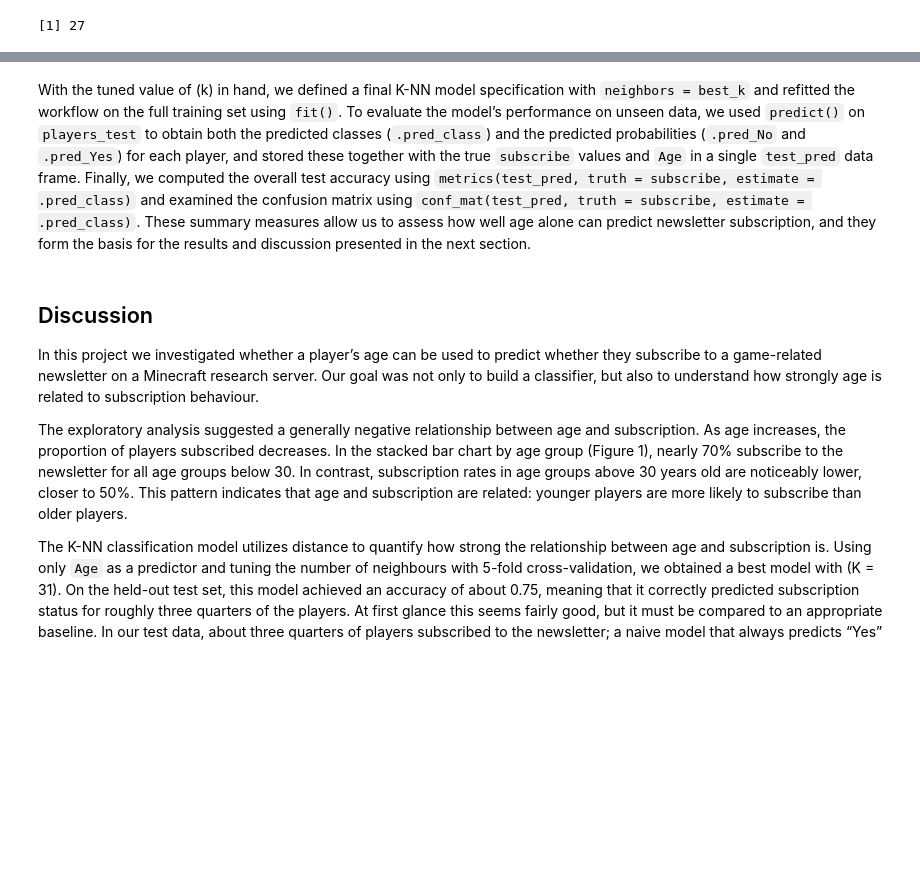
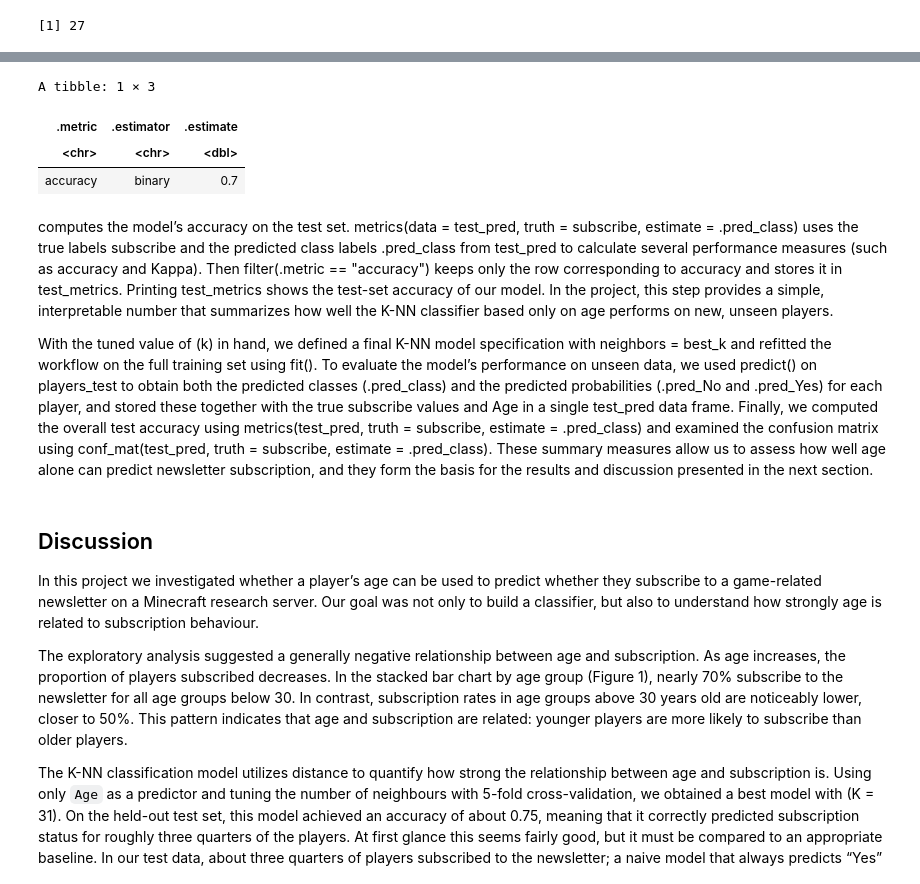
Before and after one commit to calentynes/dsci_group_project, a Jupyter notebook: group_project.ipynb, the cells around one changed output, grey strips where cells are left out. Drawn from its saved outputs; the diff is of its cells as text; code cells hidden in the pictures; blank space fills up the shorter version.

```diff
--- a/group_project.ipynb
+++ b/group_project.ipynb
@@ -212,15 +213,21 @@ baseline_metrics
 # %%
-accuracy_comparison <- tibble(
-  model = c("Baseline (majority class)", "K-NN with tuned k"),
-  accuracy = c(
-    baseline_metrics$`.estimate`,
-    test_metrics$`.estimate`
-  )
-)
+test_metrics <- metrics(
+  data    = test_pred,
+  truth   = subscribe,
+  estimate = .pred_class
+) |>
+  filter(.metric == "accuracy")
 
-accuracy_comparison
+test_metrics
+# %% [output]
+A tibble: 1 × 3
+| .metric | .estimator | .estimate |
+| <chr> | <chr> | <dbl> |
+| accuracy | binary | 0.7 |
 # %% [markdown]
-With the tuned value of \(k\) in hand, we defined a final K-NN model specification with `neighbors = best_k` and refitted the workflow on the full training set using `fit()`. To evaluate the model’s performance on unseen data, we used `predict()` on `players_test` to obtain both the predicted classes (`.pred_class`) and the predicted probabilities (`.pred_No` and `.pred_Yes`) for each player, and stored these together with the true `subscribe` values and `Age` in a single `test_pred` data frame. Finally, we computed the overall test accuracy using `metrics(test_pred, truth = subscribe, estimate = .pred_class)` and examined the confusion matrix using `conf_mat(test_pred, truth = subscribe, estimate = .pred_class)`. These summary measures allow us to assess how well age alone can predict newsletter subscription, and they form the basis for the results and discussion presented in the next section.
+computes the model’s accuracy on the test set. metrics(data = test_pred, truth = subscribe, estimate = .pred_class) uses the true labels subscribe and the predicted class labels .pred_class from test_pred to calculate several performance measures (such as accuracy and Kappa). Then filter(.metric == "accuracy") keeps only the row corresponding to accuracy and stores it in test_metrics. Printing test_metrics shows the test-set accuracy of our model. In the project, this step provides a simple, interpretable number that summarizes how well the K-NN classifier based only on age performs on new, unseen players.
+
+With the tuned value of (k) in hand, we defined a final K-NN model specification with neighbors = best_k and refitted the workflow on the full training set using fit(). To evaluate the model’s performance on unseen data, we used predict() on players_test to obtain both the predicted classes (.pred_class) and the predicted probabilities (.pred_No and .pred_Yes) for each player, and stored these together with the true subscribe values and Age in a single test_pred data frame. Finally, we computed the overall test accuracy using metrics(test_pred, truth = subscribe, estimate = .pred_class) and examined the confusion matrix using conf_mat(test_pred, truth = subscribe, estimate = .pred_class). These summary measures allow us to assess how well age alone can predict newsletter subscription, and they form the basis for the results and discussion presented in the next section.
 # %%
 final_knn_spec <- nearest_neighbor(
     weight_func = "rectangular",
```
Also changed, not shown: parts of 16 cells of this notebook.
